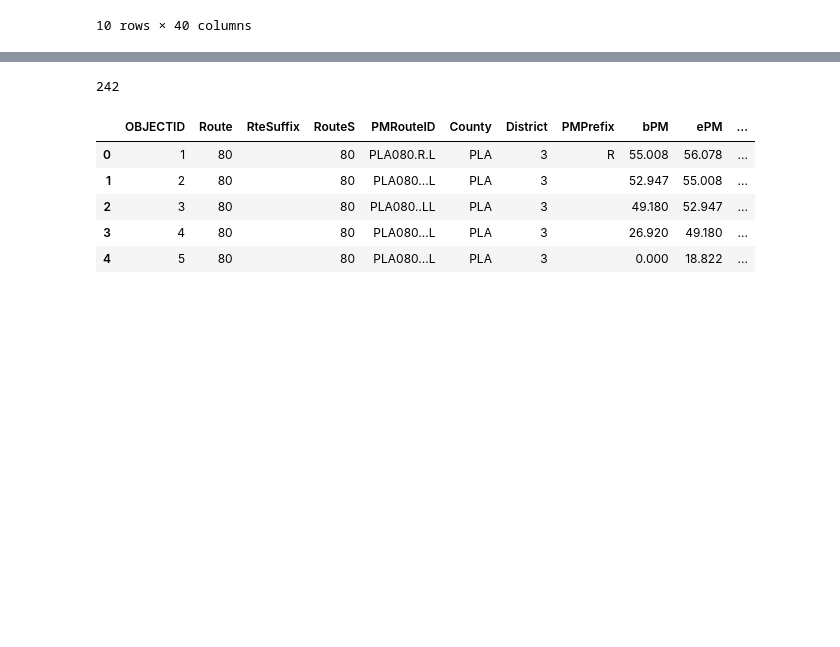
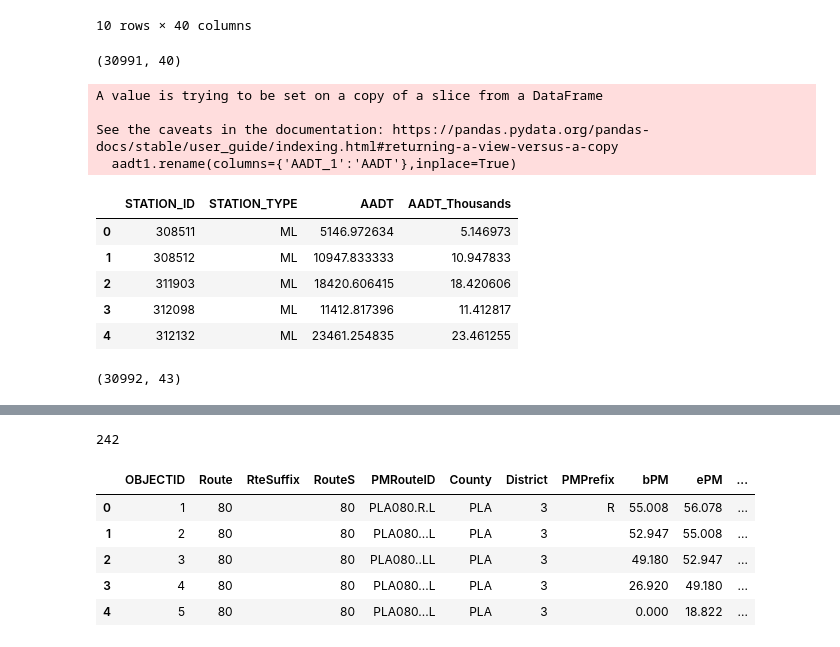
Before and after one commit to mmmiah/PeMS-Coverage, a Jupyter notebook: PeMS Coverage.ipynb, the cells around one changed output, grey strips where cells are left out. Cells and saved outputs as stored; diff of their text form; code cells hidden in the pictures; blank space fills up the shorter version.

```diff
--- a/PeMS Coverage.ipynb
+++ b/PeMS Coverage.ipynb
@@ -355,3 +355,37 @@ shs_pems_meta_joined2.head(10)
 | 8 | 4 | MULTILINESTRING ((-85592.441 1113... | 30470902 | 3047091 | 1 | 2 | ML | ML | 3 | ... |
 | 9 | 4 | MULTILINESTRING ((-85592.441 1113... | 30470402 | 3047041 | 1 | 2 | ML | ML | 3 | ... |
 10 rows × 40 columns
+# %%
+shs_pems_meta_joined2.shape
+# %% [output]
+(30991, 40)
+# %%
+# read addt for 2024 that is calculated based on 2023 data
+aadt=pd.read_csv('2024_aadt.csv')
+aadt1=aadt[['STATION_ID', 'STATION_TYPE','AADT_1']]
+aadt1.rename(columns={'AADT_1':'AADT'},inplace=True)
+# same station was located in two different counties, lets take a single average aadt
+average_aadt = aadt1.groupby(['STATION_ID', 'STATION_TYPE'])['AADT'].mean().reset_index()
+average_aadt['AADT_Thousands']=average_aadt['AADT']/1000
+average_aadt.head()
+# %% [output]
+A value is trying to be set on a copy of a slice from a DataFrame
+
+See the caveats in the documentation: https://pandas.pydata.org/pandas-docs/stable/user_guide/indexing.html#returning-a-view-versus-a-copy
+  aadt1.rename(columns={'AADT_1':'AADT'},inplace=True)
+|  | STATION_ID | STATION_TYPE | AADT | AADT_Thousands |
+| 0 | 308511 | ML | 5146.972634 | 5.146973 |
+| 1 | 308512 | ML | 10947.833333 | 10.947833 |
+| 2 | 311903 | ML | 18420.606415 | 18.420606 |
+| 3 | 312098 | ML | 11412.817396 | 11.412817 |
+| 4 | 312132 | ML | 23461.254835 | 23.461255 |
+# %%
+shs_pems_meta_joined3=pd.merge(shs_pems_meta_joined2,average_aadt, on=['STATION_ID'], how='outer')
+
+# Filter to match the shape of shs_pems_meta_joined2
+shs_pems_meta_joined3 = shs_pems_meta_joined3.loc[
+    shs_pems_meta_joined3['STATION_ID'].isin(shs_pems_meta_joined2['STATION_ID'])
+]
+shs_pems_meta_joined3.shape
+# %% [output]
+(30992, 43)
```
Also changed, not shown: parts of 20 cells of this notebook.
